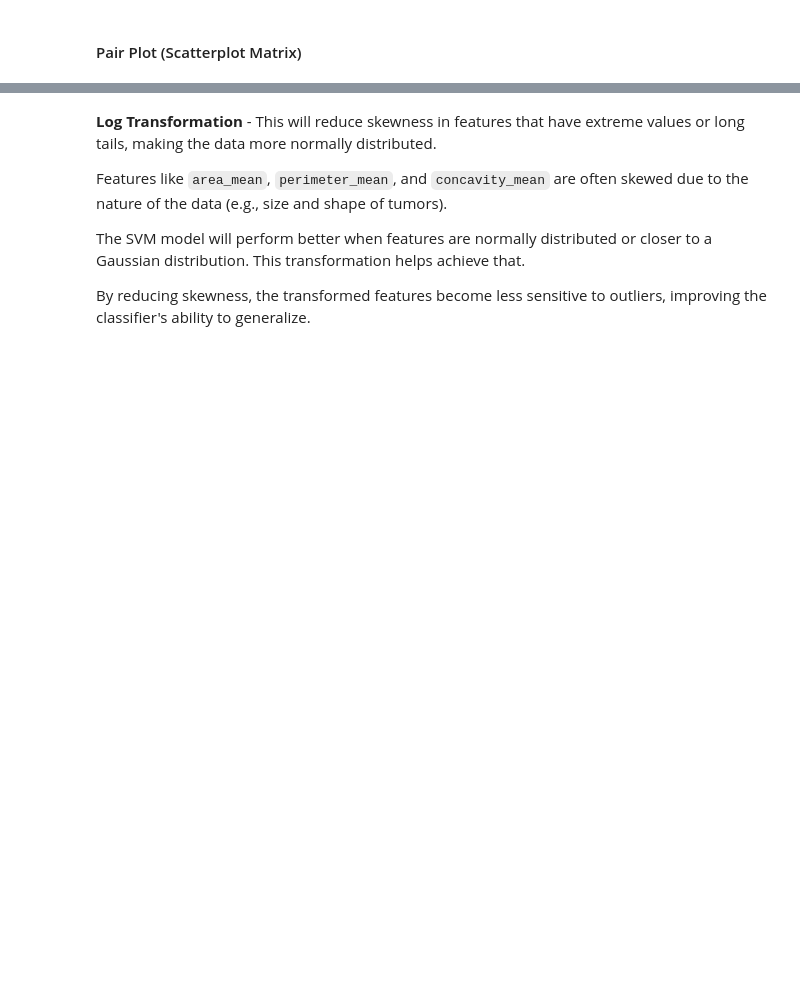
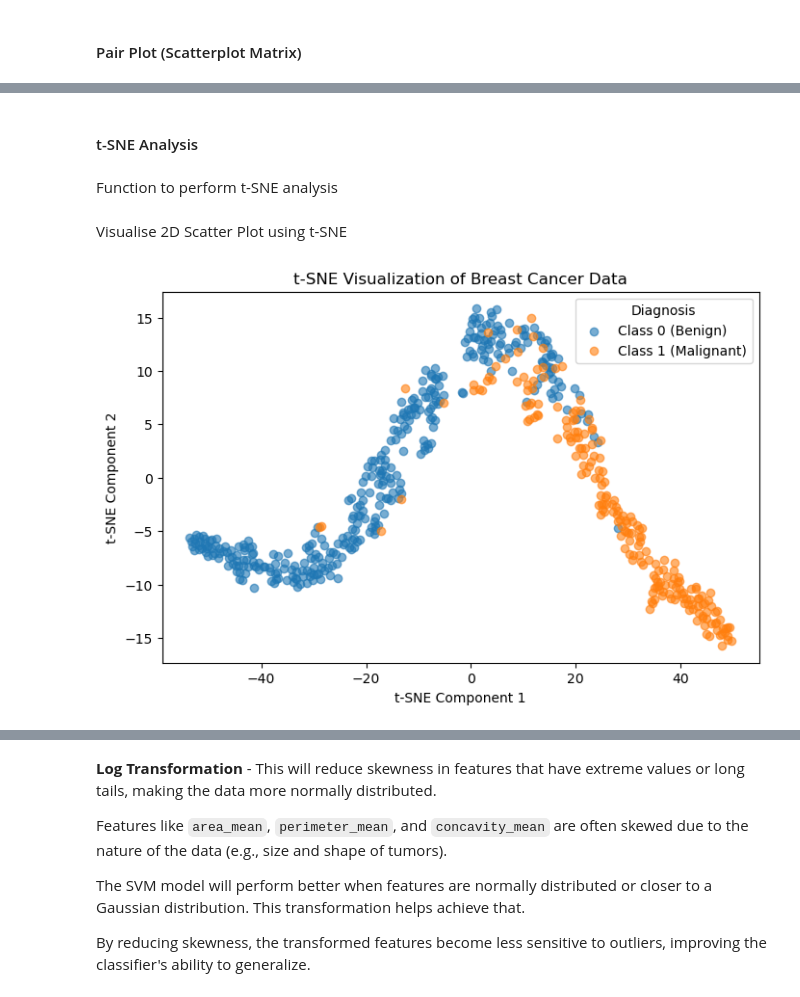
Before and after one commit to denpalrius/AI-Machine-Learning-Practice, a Jupyter notebook: svm/breast_cancer_svm.ipynb, the cells around one changed output, grey strips where cells are left out. Saved outputs shown, nothing was run; the diff lists cells and outputs as text; code cells hidden in the pictures; blank space fills up the shorter version.

```diff
--- a/svm/breast_cancer_svm.ipynb
+++ b/svm/breast_cancer_svm.ipynb
@@ -414,0 +507,23 @@ plt.show()
+# %% [markdown]
+#### t-SNE Analysis
+# %% [markdown]
+Function to perform t-SNE analysis
+# %%
+def perform_tsne(X, Y):
+    tsne = TSNE(n_components=2, random_state=42)
+    X_tsne = tsne.fit_transform(X)
+
+    plt.figure(figsize=(8, 5))
+    plt.scatter(X_tsne[Y == 0, 0], X_tsne[Y == 0, 1], label='Class 0 (Benign)', alpha=0.6)
+    plt.scatter(X_tsne[Y == 1, 0], X_tsne[Y == 1, 1], label='Class 1 (Malignant)', alpha=0.6)
+    plt.title('t-SNE Visualization of Breast Cancer Data')
+    plt.xlabel('t-SNE Component 1')
+    plt.ylabel('t-SNE Component 2')
+    plt.legend(title='Diagnosis', loc='best')
+    plt.show()
+# %% [markdown]
+Visualise 2D Scatter Plot using t-SNE
+# %%
+perform_tsne(X_reduced, Y)
+# %% [output]
+[figure, added]
```
Also changed, not shown: parts of 82 cells of this notebook.
